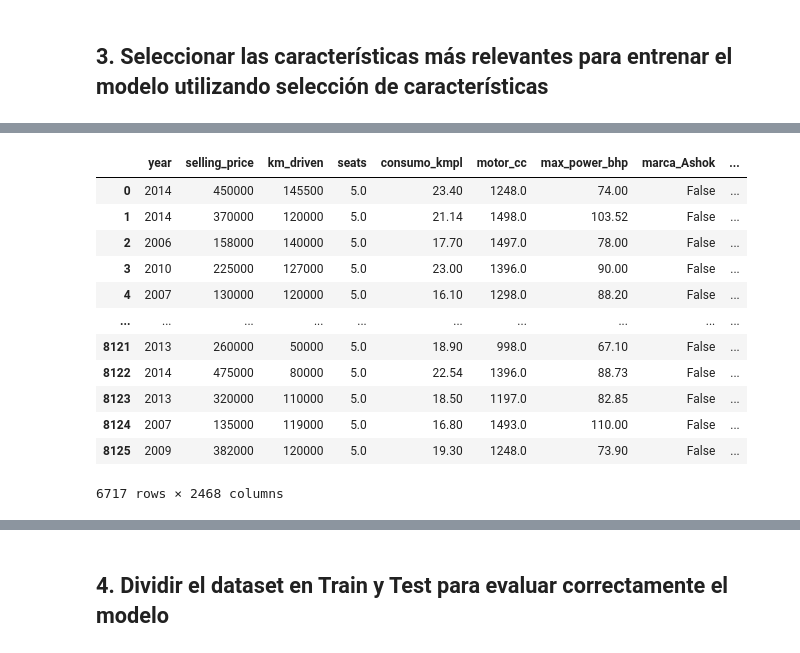
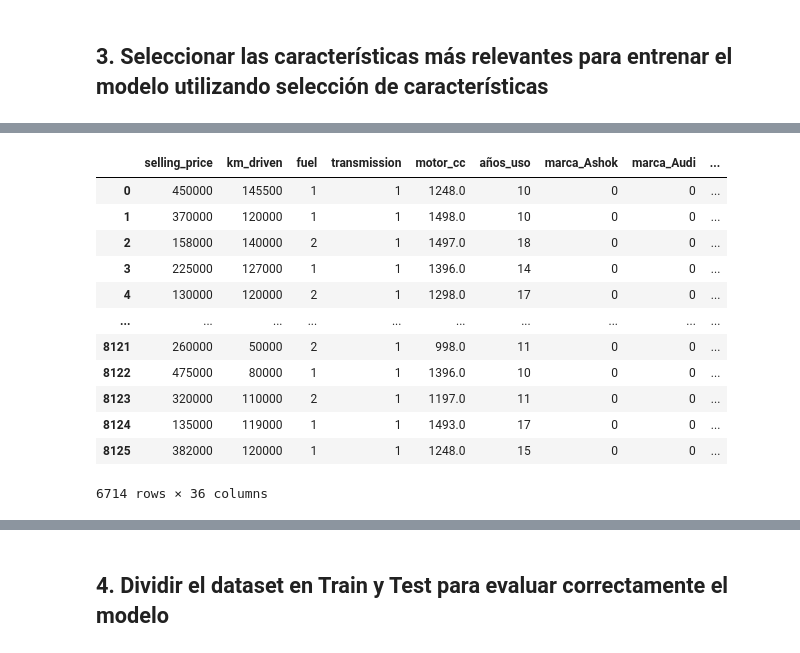
Before and after one commit to gagiraldo001/archivos-tarea, a Jupyter notebook: RegresionLinealPrecioAuto-Copy1.ipynb, the cells around one changed output, grey strips where cells are left out. Cells and saved outputs as stored; diff of their text form; code cells hidden in the pictures.

```diff
--- a/RegresionLinealPrecioAuto-Copy1.ipynb
+++ b/RegresionLinealPrecioAuto-Copy1.ipynb
@@ -299,0 +285,12 @@ max    3604.000000     400.000000
+# %%
+# Reemplazo las categorias por los valores creados en cada diccionario
+#df_['marca'] = df_['marca'].replace(dic_marca)
+df_['fuel'] = df_['fuel'].replace(dic_fuel)
+df_['transmission'] = df_['transmission'].replace(dic_transm)
+df_['owner'] = df_['owner'].replace(dic_owner)
+df_['seller_type'] = df_['seller_type'].replace(dic_seller)
+# %%
+# Utilizo el año del modelo para determinar los años de uso, creando esa columna
+
+df_['años_uso'] = (2024 - df_['year'])
+df_.head()
@@ -299,0 +304,13 @@ max    3604.000000     400.000000
+# %%
+# Convertir las nuevas columnas a tipo numérico
+df_['owner'] = df_['owner'].astype(int)
+df_['consumo_kmpl'] = df_['consumo_kmpl'].astype(float)
+df_['motor_cc'] = df_['motor_cc'].astype(float)
+#df_['marca'] = df_['marca'].astype(int)
+df_['fuel'] = df_['fuel'].astype(int)
+df_['seller_type'] = df_['seller_type'].astype(int)
+df_['transmission'] = df_['transmission'].astype(int)
+
+df_.info()
+# Estadísticas descriptivas de variables numéricas
+print(df_.describe())
@@ -304,0 +339,6 @@ Las demás variables (12) aportan información valiosa para el entrenamiento, si
+# %%
+# Datos de relevancia para el modelo, se ajusta sólo con la variables a utilizar
+
+df_model = df_.drop(columns=['torque', 'linea', 'year', 'seats', 'consumo_kmpl', 'owner', 'seller_type'])
+
+print(df_model.head(10))
@@ -305,19 +357,19 @@ Las demás variables (12) aportan información valiosa para el entrenamiento, si
 # %%
 # Convertir las variables categóricas en variables dummy para el entrenamiento
-df_dummies = pd.get_dummies(df_sin_nulos, columns=['marca', 'linea', 'transmission','fuel','seller_type','owner','torque'], drop_first=True)
+df_dummies = pd.get_dummies(df_model, dtype=int, drop_first=True)
 # Verifico la creacion de las columnas dummies
 df_dummies
 # %% [output]
-|  | year | selling_price | km_driven | seats | consumo_kmpl | motor_cc | max_power_bhp | marca_Ashok | ... |
-| 0 | 2014 | 450000 | 145500 | 5.0 | 23.40 | 1248.0 | 74.00 | False | ... |
-| 1 | 2014 | 370000 | 120000 | 5.0 | 21.14 | 1498.0 | 103.52 | False | ... |
-| 2 | 2006 | 158000 | 140000 | 5.0 | 17.70 | 1497.0 | 78.00 | False | ... |
-| 3 | 2010 | 225000 | 127000 | 5.0 | 23.00 | 1396.0 | 90.00 | False | ... |
-| 4 | 2007 | 130000 | 120000 | 5.0 | 16.10 | 1298.0 | 88.20 | False | ... |
+|  | selling_price | km_driven | fuel | transmission | motor_cc | años_uso | marca_Ashok | marca_Audi | ... |
+| 0 | 450000 | 145500 | 1 | 1 | 1248.0 | 10 | 0 | 0 | ... |
+| 1 | 370000 | 120000 | 1 | 1 | 1498.0 | 10 | 0 | 0 | ... |
+| 2 | 158000 | 140000 | 2 | 1 | 1497.0 | 18 | 0 | 0 | ... |
+| 3 | 225000 | 127000 | 1 | 1 | 1396.0 | 14 | 0 | 0 | ... |
+| 4 | 130000 | 120000 | 2 | 1 | 1298.0 | 17 | 0 | 0 | ... |
 | ... | ... | ... | ... | ... | ... | ... | ... | ... | ... |
-| 8121 | 2013 | 260000 | 50000 | 5.0 | 18.90 | 998.0 | 67.10 | False | ... |
-| 8122 | 2014 | 475000 | 80000 | 5.0 | 22.54 | 1396.0 | 88.73 | False | ... |
-| 8123 | 2013 | 320000 | 110000 | 5.0 | 18.50 | 1197.0 | 82.85 | False | ... |
-| 8124 | 2007 | 135000 | 119000 | 5.0 | 16.80 | 1493.0 | 110.00 | False | ... |
-| 8125 | 2009 | 382000 | 120000 | 5.0 | 19.30 | 1248.0 | 73.90 | False | ... |
+| 8121 | 260000 | 50000 | 2 | 1 | 998.0 | 11 | 0 | 0 | ... |
+| 8122 | 475000 | 80000 | 1 | 1 | 1396.0 | 10 | 0 | 0 | ... |
+| 8123 | 320000 | 110000 | 2 | 1 | 1197.0 | 11 | 0 | 0 | ... |
+| 8124 | 135000 | 119000 | 1 | 1 | 1493.0 | 17 | 0 | 0 | ... |
+| 8125 | 382000 | 120000 | 1 | 1 | 1248.0 | 15 | 0 | 0 | ... |
-6717 rows × 2468 columns
+6714 rows × 36 columns
```
Also changed, not shown: parts of 34 cells of this notebook.
